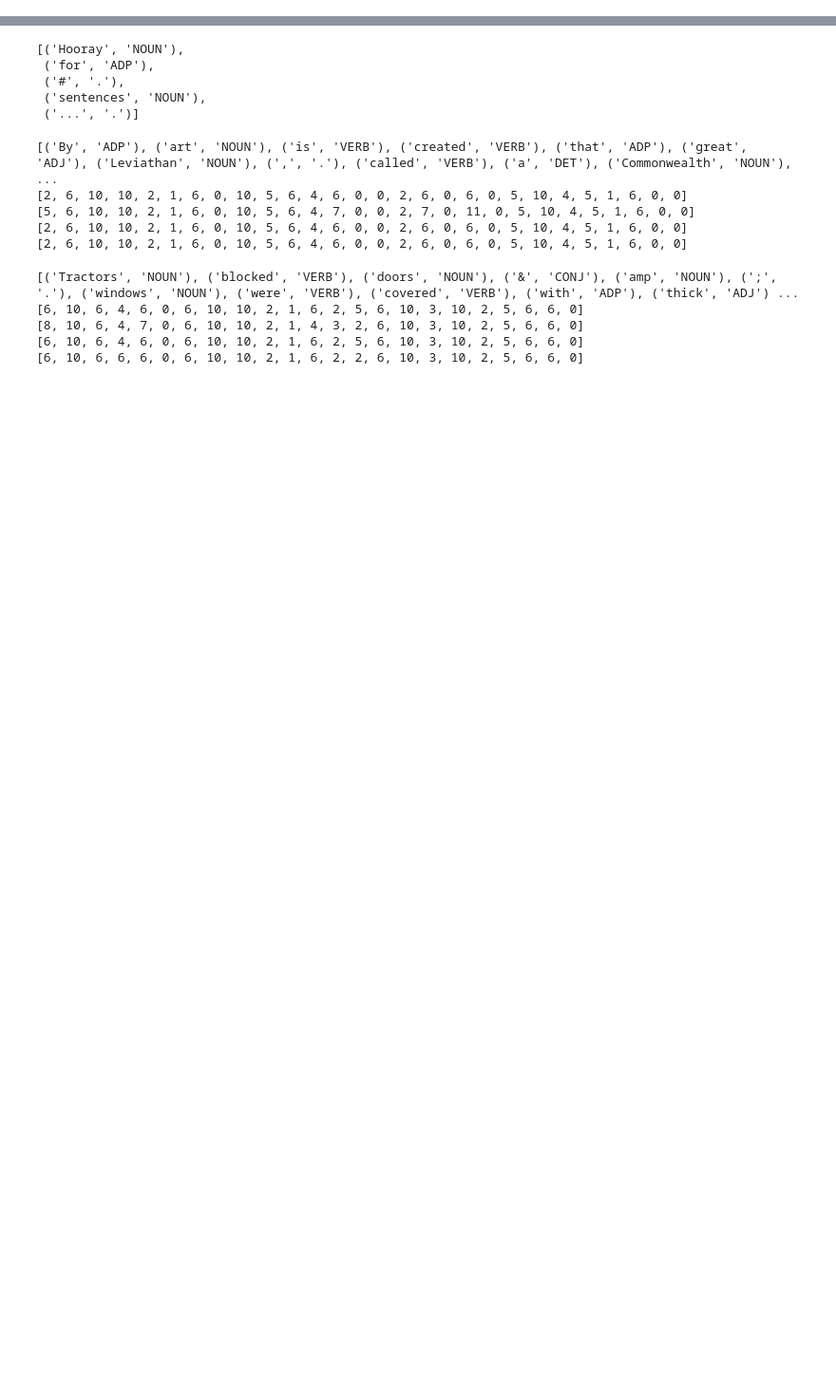
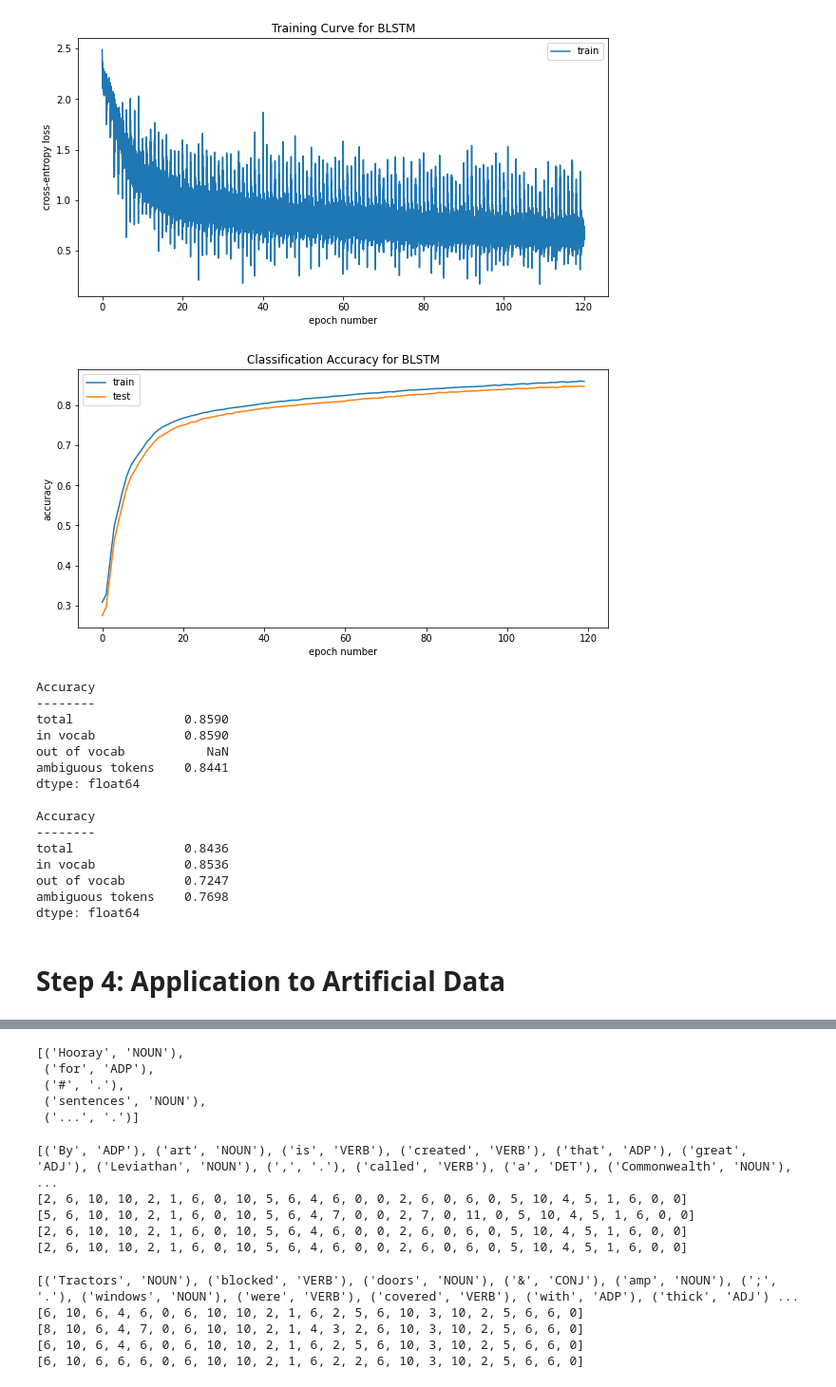
Before and after one commit to quinnfrank/POS-tagging, a Jupyter notebook: proj_final.ipynb, the cells around one changed output, grey strips where cells are left out. Shown: that part at 95% size. Cells and saved outputs as stored; diff of their text form; code cells hidden in the pictures; blank space fills up the shorter version.

Commit message:
Finished class to do accuracy calculation, reorganized notebook, added directory with saved pre-trained models

```diff
--- a/proj_final.ipynb
+++ b/proj_final.ipynb
@@ -662,0 +56,4 @@ Index(['#', '$', '''', ',', '-LRB-', '-NONE-', '-RRB-', '.', ':', 'CC', 'CD',
+# %%
+train_size, test_size = 10000, 2000   # actual test set may be < test_size
+train = nltk.corpus.brown.tagged_sents(tagset="universal")[:train_size]
+test = nltk.corpus.brown.tagged_sents(tagset="universal")[train_size:train_size+test_size]
@@ -662,0 +92,6 @@ Index(['#', '$', '''', ',', '-LRB-', '-NONE-', '-RRB-', '.', ':', 'CC', 'CD',
+# %%
+untagged_train = nltk.corpus.brown.sents()[:train_size]
+%time embedder = train_fasttext(untagged_train)
+
+# Also store the vocabulary for later
+net_vocab = pd.Index(sorted(set(sum(untagged_train, []))))
@@ -662,0 +100,7 @@ Index(['#', '$', '''', ',', '-LRB-', '-NONE-', '-RRB-', '.', ':', 'CC', 'CD',
+# %%
+train_set = POSDataset(train, embedder, hmm.tagset)
+test_set = POSDataset(test, embedder, hmm.tagset)
+
+# Network is loaded onto a GPU by default
+# (to run on cpu, remove .cuda() and set use_cuda below to False)
+net = BLSTM(100, len(hmm.tagset), 128, 2, 0.2)
@@ -662,0 +130,28 @@ Index(['#', '$', '''', ',', '-LRB-', '-NONE-', '-RRB-', '.', ':', 'CC', 'CD',
+# %%
+net.cpu()
+plot_train_summ(summ)
+
+# Calculate accuracy of BiLSTM on both datasets
+net_train = TaggingResults(net, train, net_vocab, hmm.tagset, embedder)
+net_test = TaggingResults(net, test, net_vocab, hmm.tagset, embedder)
+
+net_train.get_accuracy()
+net_test.get_accuracy()
+# %% [output]
+[figure, added]
+[figure, added]
+Accuracy
+--------
+total               0.8590
+in vocab            0.8590
+out of vocab           NaN
+ambiguous tokens    0.8441
+dtype: float64
+
+Accuracy
+--------
+total               0.8436
+in vocab            0.8536
+out of vocab        0.7247
+ambiguous tokens    0.7698
+dtype: float64
@@ -663,3 +175,5 @@ Index(['#', '$', '''', ',', '-LRB-', '-NONE-', '-RRB-', '.', ':', 'CC', 'CD',
+# %% [markdown]
+# Step 4: Application to Artificial Data
 # %%
 # Generate an artificial tagged dataset to test on
 %time artificial = hmm.generate(1000)
```
Also changed, not shown: parts of 45 cells of this notebook, 6 other files.
